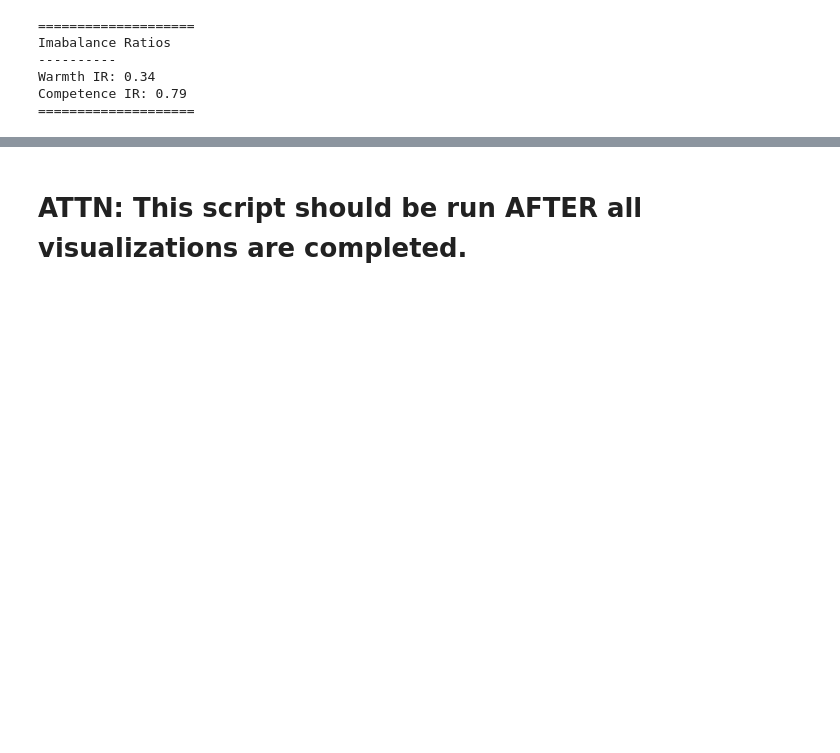
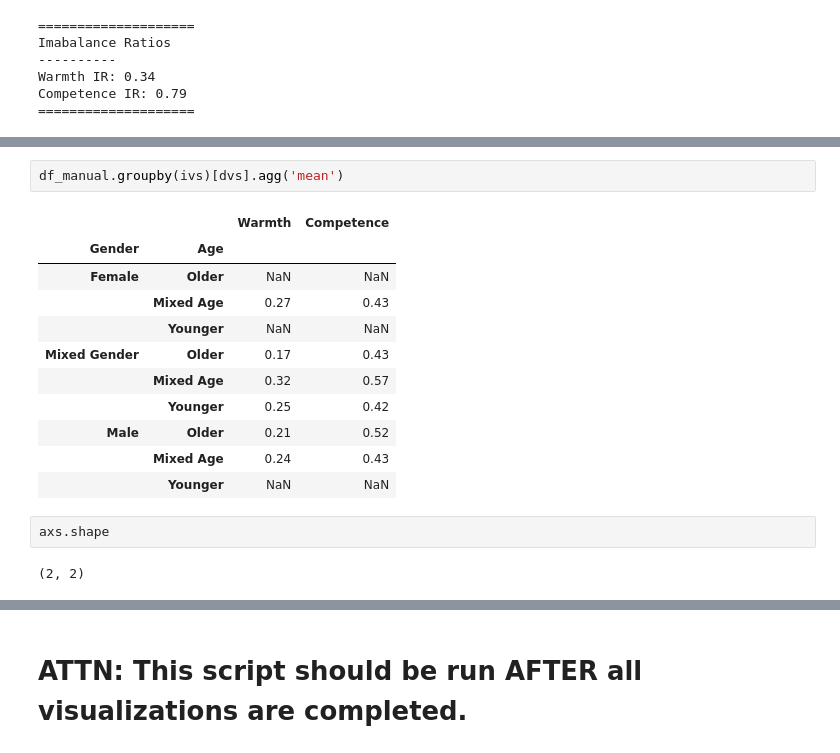
Before and after one commit to noon-abdulqadir/Automating_Equity1_Code, a Jupyter notebook: 1. Cleaning and Preprocessing/6. manual_data_descriptives_visualization_and_tables.ipynb, the cells around one changed output, grey strips where cells are left out. Saved outputs shown, nothing was run; the diff lists cells and outputs as text; blank space fills up the shorter version.

```diff
--- a/1. Cleaning and Preprocessing/6. manual_data_descriptives_visualization_and_tables.ipynb
+++ b/1. Cleaning and Preprocessing/6. manual_data_descriptives_visualization_and_tables.ipynb
@@ -450,0 +448,18 @@ WARNING:matplotlib.backends.backend_ps:The PostScript backend does not support t
+# %%
+df_manual.groupby(ivs)[dvs].agg('mean')
+# %% [output]
+|  |  | Warmth | Competence |
+| Gender | Age |  |  |
+| Female | Older | NaN | NaN |
+|  | Mixed Age | 0.27 | 0.43 |
+|  | Younger | NaN | NaN |
+| Mixed Gender | Older | 0.17 | 0.43 |
+|  | Mixed Age | 0.32 | 0.57 |
+|  | Younger | 0.25 | 0.42 |
+| Male | Older | 0.21 | 0.52 |
+|  | Mixed Age | 0.24 | 0.43 |
+|  | Younger | NaN | NaN |
+# %%
+axs.shape
+# %% [output]
+(2, 2)
```
Also changed, not shown: parts of 8 cells of this notebook, 4 other files.
